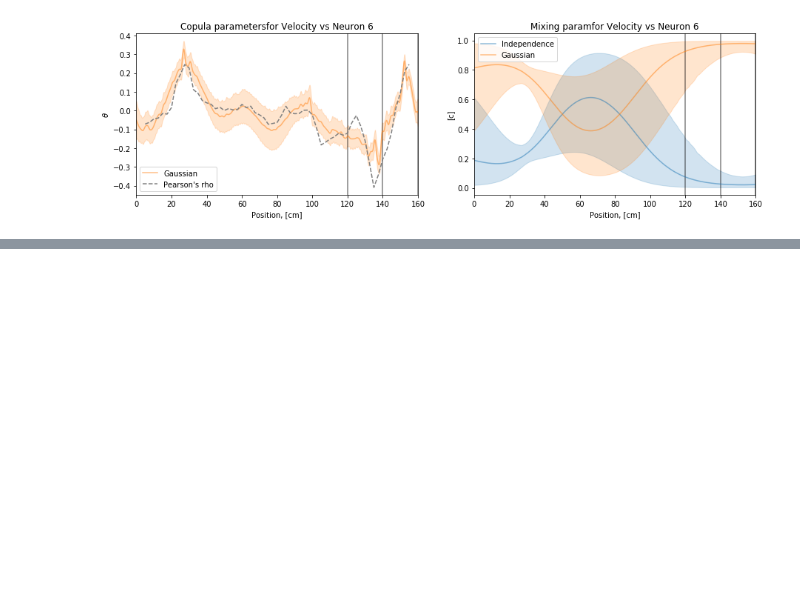
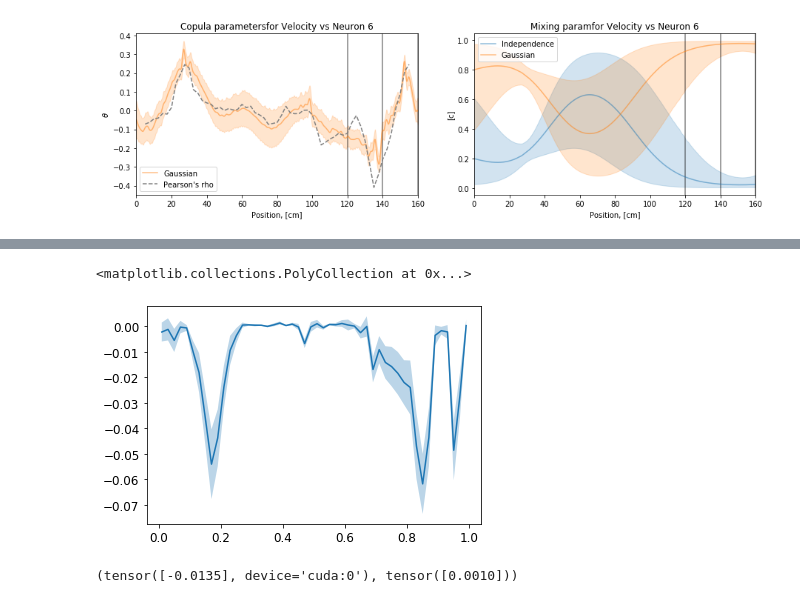
Before and after one commit to NinelK/CopulaGP, a Jupyter notebook: MI_FI_est.ipynb, the cells around one changed output, grey strips where cells are left out. Drawn from its saved outputs; the diff is of its cells as text; code cells hidden in the pictures; blank space fills up the shorter version.

Commit message:
Add entropy estimation on sub-intervals & fix independent copula sampling

```diff
--- a/MI_FI_est.ipynb
+++ b/MI_FI_est.ipynb
@@ -275,3 +274,20 @@ tensor(451.8024, device='cuda:0')
+# %%
+n_int = 50
+ints = np.linspace(0.,1.,n_int+1)
+ent = np.zeros((n_int,2))
+for i, (s,e) in enumerate(zip(ints[:-1],ints[1:])):
+    ent[i] = [el.cpu().numpy() for el in model.entropy(interv=torch.tensor([s,e]))]
+# %%
+mid = (ints[1:]+ints[:-1])/2
+plt.plot(mid,ent[:,0])
+plt.fill_between(mid,ent[:,0]-2*ent[:,1],ent[:,0]+2*ent[:,1],alpha=0.3)
+# %% [output]
+<matplotlib.collections.PolyCollection at 0x...>
+[figure, added]
+# %%
+model.entropy(sem_tol=1e-3)
+# %% [output]
+(tensor([-0.0135], device='cuda:0'), tensor([0.0010]))
 # %%
 plt.rcParams.update({'font.size': 12})
 
```
Also changed, not shown: parts of 5 cells of this notebook, 2 other files.
